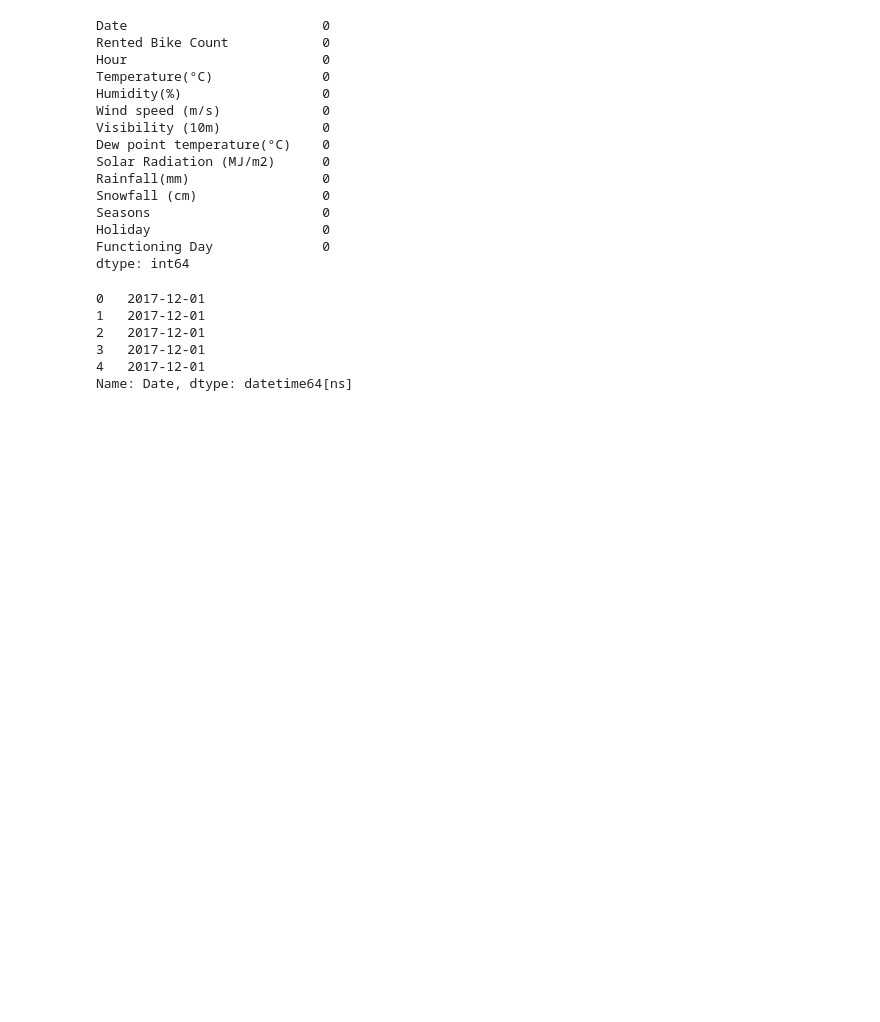
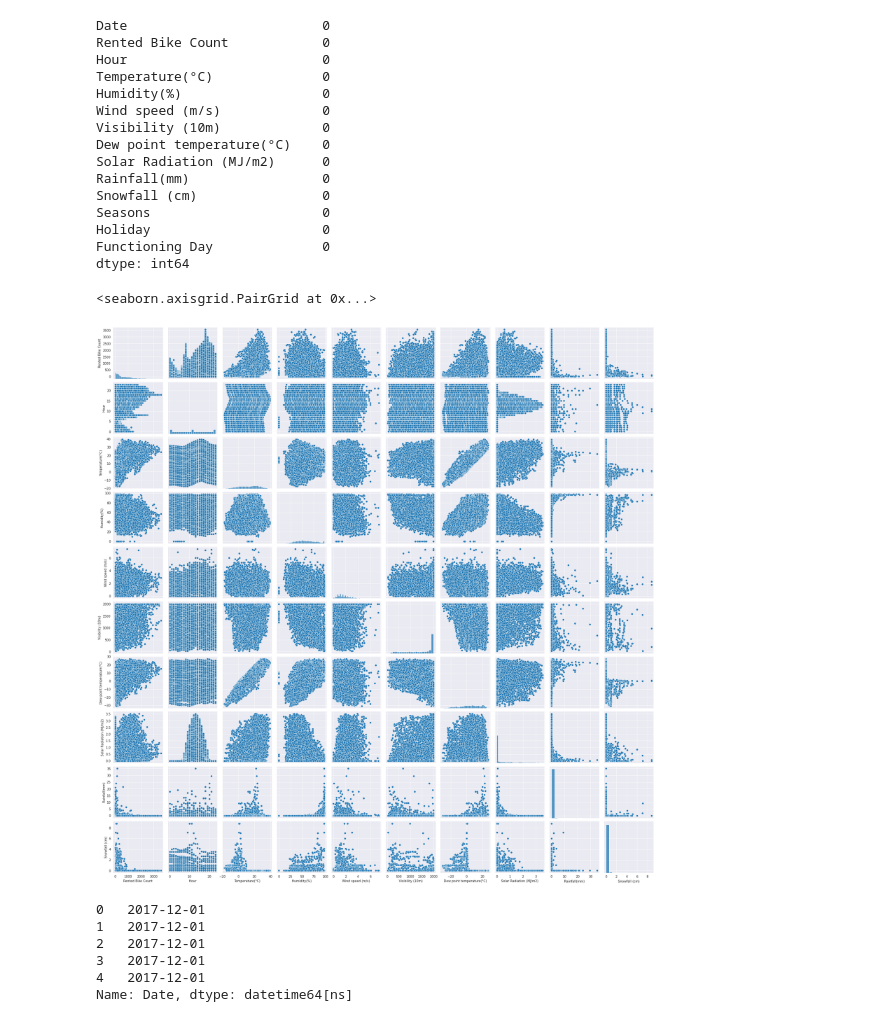
Before and after one commit to Manjari-001/Bike-Demand-Prediction, a Jupyter notebook: ML_Regression_Capstone__Project.ipynb, the cells around one changed output. Cells and saved outputs as stored; diff of their text form; code cells hidden in the pictures; blank space fills up the shorter version.

```diff
--- a/ML_Regression_Capstone__Project.ipynb
+++ b/ML_Regression_Capstone__Project.ipynb
@@ -190,7 +186,10 @@ Functioning Day              0
 dtype: int64
 # %%
 #PairPlot for all features
-# sns.pairplot(df)
+sns.pairplot(df)
+# %% [output]
+<seaborn.axisgrid.PairGrid at 0x...>
+[figure, added]
 # %%
 #Changing Format for Date Variable
 df['Date']=pd.to_datetime(df['Date'],format="%d/%m/%Y")
```
Also changed, not shown: parts of 15 cells of this notebook.
